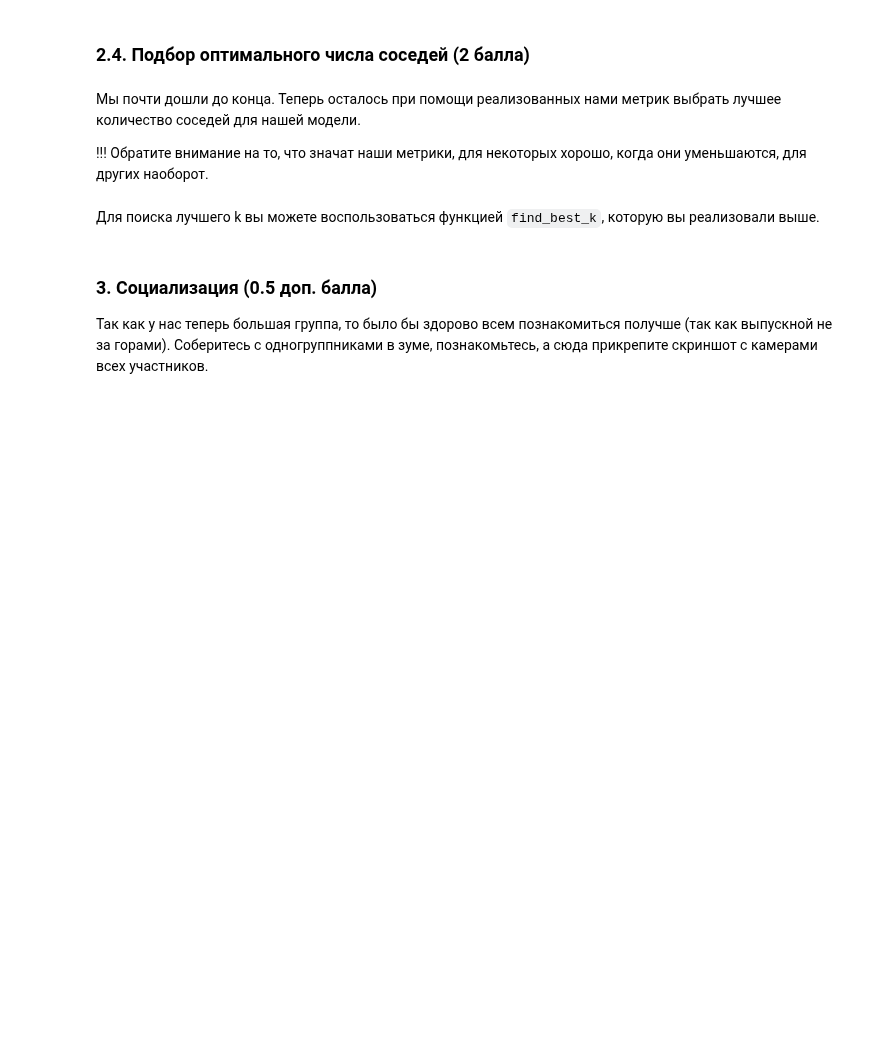
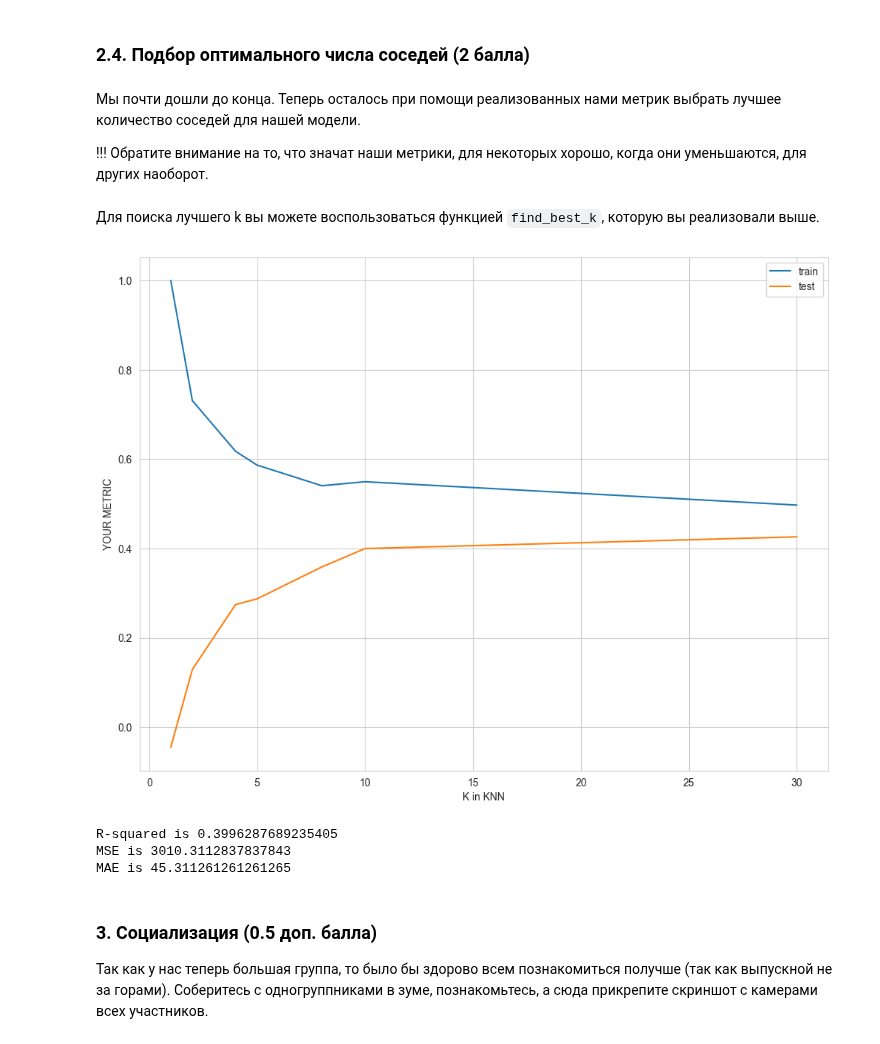
Before and after one commit to EkaterinShitik/BI_ML_2024, a Jupyter notebook: hw1_kNN/code/KNN.ipynb, the cells around one changed output. Saved outputs shown, nothing was run; the diff lists cells and outputs as text; code cells hidden in the pictures; blank space fills up the shorter version.

```diff
--- a/hw1_kNN/code/KNN.ipynb
+++ b/hw1_kNN/code/KNN.ipynb
@@ -325,9 +388,28 @@ X.head()
 # %%
 from sklearn.pipeline import Pipeline
+from sklearn.compose import ColumnTransformer
+from sklearn.preprocessing import OneHotEncoder
+
+num_cols = ['age', 'bmi', 'bp', 's1', 's2', 's3', 's4', 's5', 's6']
+cat_cols = ['sex']
+preprocessor = ColumnTransformer(transformers=[
+    ('num_scaler', StandardScaler(), num_cols),
+    ('cat_ohe', OneHotEncoder(drop='first'), cat_cols)
+])
+
+knn_pipeline = Pipeline(steps=[
+    ('preprocessor', preprocessor),
+    ('knn_reg', KNeighborsRegressor(n_neighbors=1, n_jobs=8))
+])
 # %% [markdown]
 ### 2.2. Регрессионная модель (1 балл)
 # %% [markdown]
 Создайте модель `KNeighborsRegressor`, обучите ее на треноровочных данных и сделайте предсказания.
+# %%
+X_train, X_test, y_train, y_test = train_test_split(X, y, test_size=0.25, random_state=SEED)
+
+knn_pipeline.fit(X_train, y_train)
+predictions = knn_pipeline.predict(X_test)
 # %% [markdown]
 ### 2.3. Метрики регресии (3 балла)
 # %% [markdown]
@@ -355,3 +491,40 @@ from metrics import r_squared, mse, mae
+# %%
+from metrics import r_squared, mse, mae
+
+params = [1, 2, 4, 5, 8, 10, 30]
+train_metrics, test_metrics = find_best_k(X_train, y_train, X_test, y_test, params, r_squared)
+# %%
+plt.plot(params, train_metrics, label="train")
+plt.plot(params, test_metrics, label="test")
+plt.legend()
+plt.xlabel("K in KNN")
+plt.ylabel("YOUR METRIC");
+# %% [output]
+[figure, added]
+# %%
+# В области k=20 показатели R-squared датасетов train и test выходят на плато
+# Несмотря на то, что показатель тестовой выборки продолжает повышаться, R-squared train снижается
+# Поэтому, на мой взгляд, разумнее взять "среднюю" точку на плато
+# В дополнение можно отметить, что показатели mae и mse также встречаются в точке k=20
+
+knn_pipeline = Pipeline(steps=[
+    ('preprocessor', preprocessor),
+    ('knn_reg', KNeighborsRegressor(n_neighbors=20, n_jobs=8))
+])
+
+knn_pipeline.fit(X_train, y_train)
+predictions = knn_pipeline.predict(X_test)
+r_squared_result = r_squared(predictions, y_test)
+
+mse_result = mse(predictions, y_test)
+mae_result = mae(predictions, y_test)
+print(f"R-squared is {r_squared_result}")
+print(f"MSE is {mse_result}")
+print(f"MAE is {mae_result}")
+# %% [output]
+R-squared is 0.3996287689235405
+MSE is 3010.3112837837843
+MAE is 45.311261261261265
 # %% [markdown]
 ### 3. Социализация (0.5 доп. балла)
 
```
Also changed, not shown: parts of 17 cells of this notebook.
